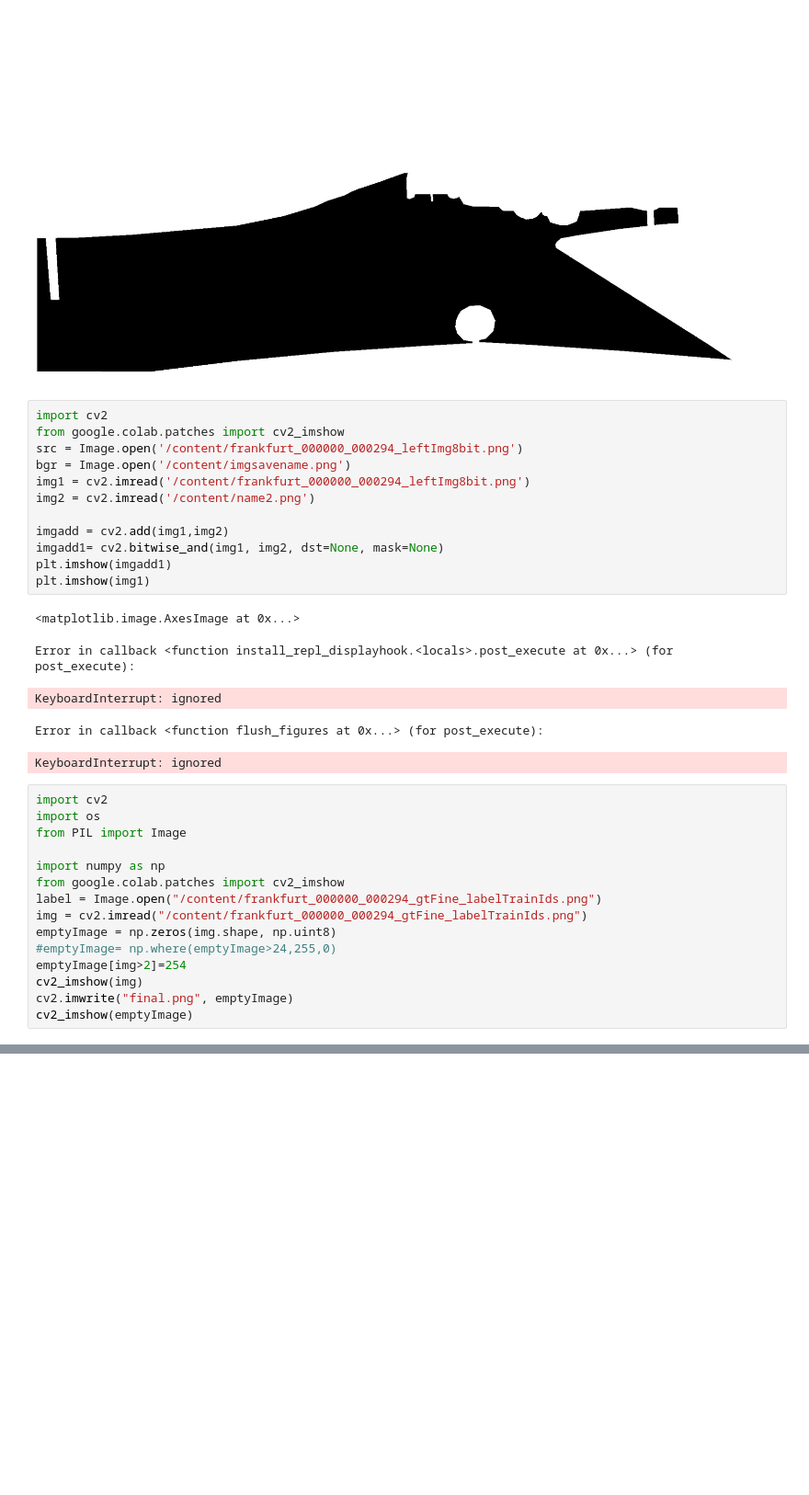
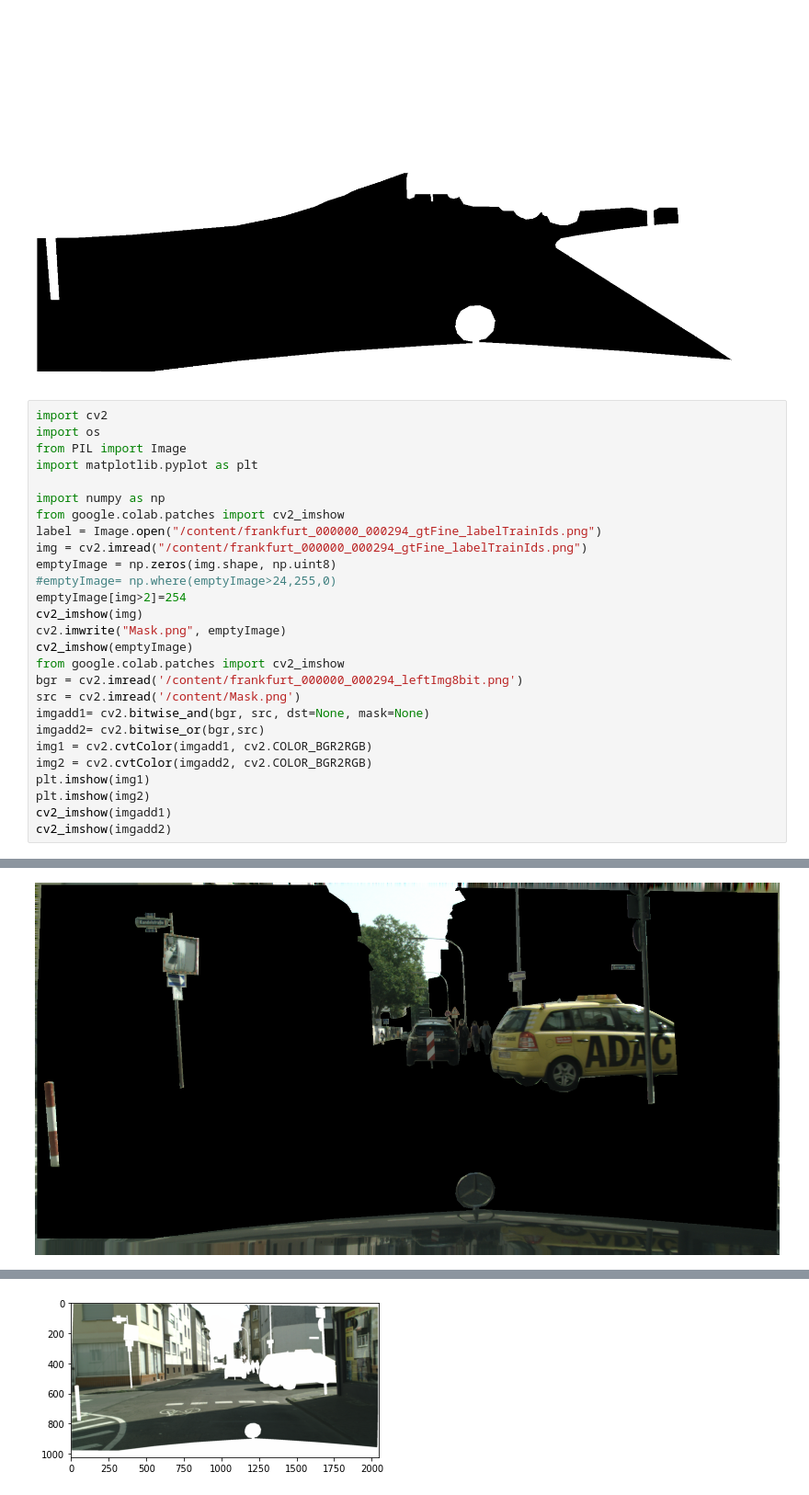
Before and after one commit to 2100877953/work, a Jupyter notebook: 图像灰度处理.ipynb, the cells around one changed output, grey strips where cells are left out. Shown at 92% size. Drawn from its saved outputs; the diff is of its cells as text; blank space fills up the shorter version.

```diff
--- a/图像灰度处理.ipynb
+++ b/图像灰度处理.ipynb
@@ -91,39 +89,34 @@ cv2.destroyAllWindows()
  [255 255 255 ... 255 255 255]]
 [figure]
 [figure]
-# %%
-import cv2
-from google.colab.patches import cv2_imshow
-src = Image.open('/content/frankfurt_000000_000294_leftImg8bit.png')
-bgr = Image.open('/content/imgsavename.png')
-img1 = cv2.imread('/content/frankfurt_000000_000294_leftImg8bit.png')
-img2 = cv2.imread('/content/name2.png')
-
-imgadd = cv2.add(img1,img2)
-imgadd1= cv2.bitwise_and(img1, img2, dst=None, mask=None)
-plt.imshow(imgadd1)
-plt.imshow(img1)
-# %% [output]
-<matplotlib.image.AxesImage at 0x...>
-Error in callback <function install_repl_displayhook.<locals>.post_execute at 0x...> (for post_execute):
-KeyboardInterrupt: ignored
-Error in callback <function flush_figures at 0x...> (for post_execute):
-KeyboardInterrupt: ignored
 # %%
 import cv2
 import os
 from PIL import Image
+import matplotlib.pyplot as plt
 
 import numpy as np
 from google.colab.patches import cv2_imshow
 label = Image.open("/content/frankfurt_000000_000294_gtFine_labelTrainIds.png")
 img = cv2.imread("/content/frankfurt_000000_000294_gtFine_labelTrainIds.png")
 emptyImage = np.zeros(img.shape, np.uint8)
 #emptyImage= np.where(emptyImage>24,255,0)
 emptyImage[img>2]=254
 cv2_imshow(img)
-cv2.imwrite("final.png", emptyImage)
+cv2.imwrite("Mask.png", emptyImage)
 cv2_imshow(emptyImage)
+from google.colab.patches import cv2_imshow
+bgr = cv2.imread('/content/frankfurt_000000_000294_leftImg8bit.png')
+src = cv2.imread('/content/Mask.png')
+imgadd1= cv2.bitwise_and(bgr, src, dst=None, mask=None)
+imgadd2= cv2.bitwise_or(bgr,src)
+img1 = cv2.cvtColor(imgadd1, cv2.COLOR_BGR2RGB)
+img2 = cv2.cvtColor(imgadd2, cv2.COLOR_BGR2RGB)
+plt.imshow(img1)
+plt.imshow(img2)
+cv2_imshow(imgadd1)
+cv2_imshow(imgadd2)
 # %% [output]
 [figure]
 [figure]
+[figure, added]
@@ -129,0 +124 @@ cv2_imshow(emptyImage)
+[figure, added]
```
Also changed, not shown: parts of 2 cells of this notebook.
